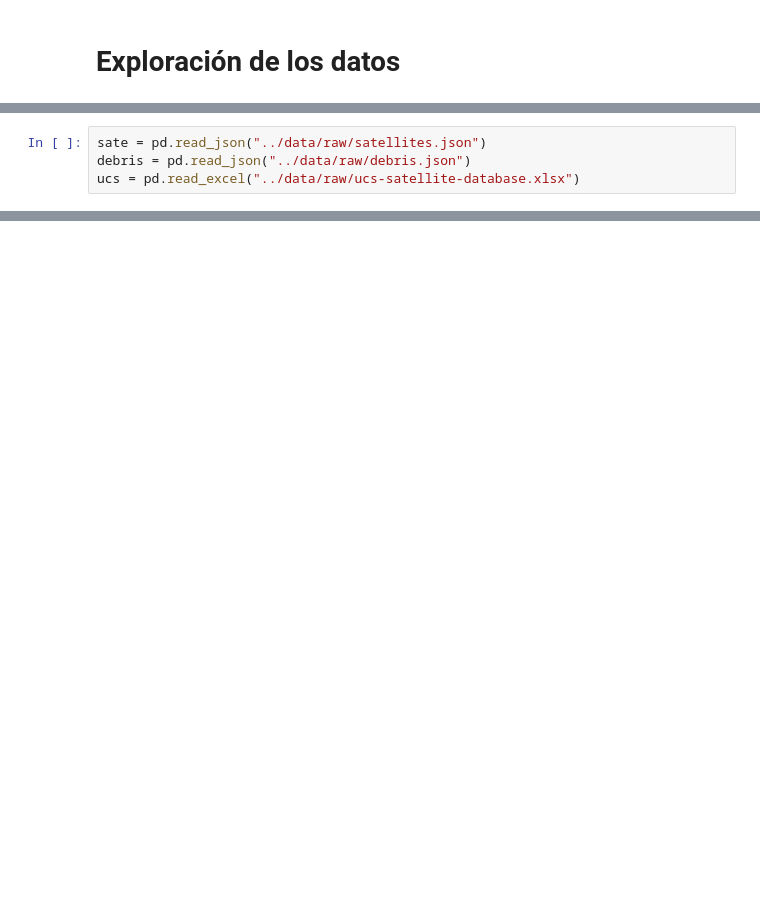
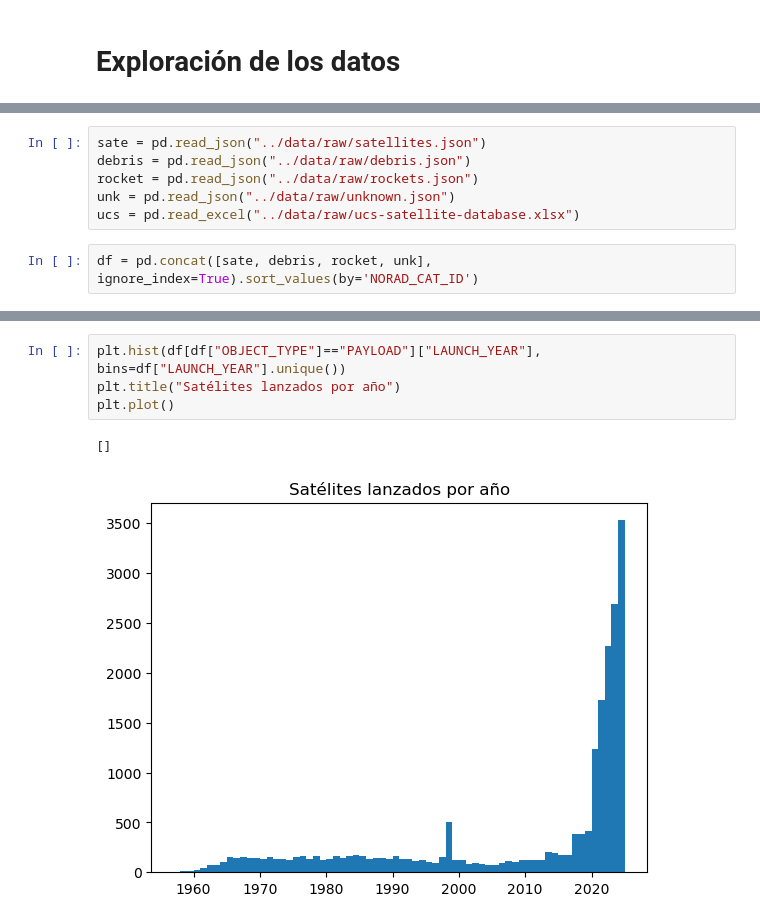
Before and after one commit to ramirobarone/space_debris_diplo_mentoria, a Jupyter notebook: notebooks/eda.ipynb, the cells around one changed output, grey strips where cells are left out. Drawn from its saved outputs; the diff is of its cells as text; blank space fills up the shorter version.

```diff
--- a/notebooks/eda.ipynb
+++ b/notebooks/eda.ipynb
@@ -5,5 +10,9 @@ import pandas as pd
 # %%
 sate = pd.read_json("../data/raw/satellites.json")
 debris = pd.read_json("../data/raw/debris.json")
+rocket = pd.read_json("../data/raw/rockets.json")
+unk = pd.read_json("../data/raw/unknown.json")
 ucs = pd.read_excel("../data/raw/ucs-satellite-database.xlsx")
+# %%
+df = pd.concat([sate, debris, rocket, unk], ignore_index=True).sort_values(by='NORAD_CAT_ID')
 # %%
@@ -98,0 +139,7 @@ array(['Commercial', 'Civil', 'Government', 'Military',
+# %%
+plt.hist(df[df["OBJECT_TYPE"]=="PAYLOAD"]["LAUNCH_YEAR"], bins=df["LAUNCH_YEAR"].unique())
+plt.title("Satélites lanzados por año")
+plt.plot()
+# %% [output]
+[]
+[figure, added]
```
Also changed, not shown: parts of 20 cells of this notebook, 3 other files.
